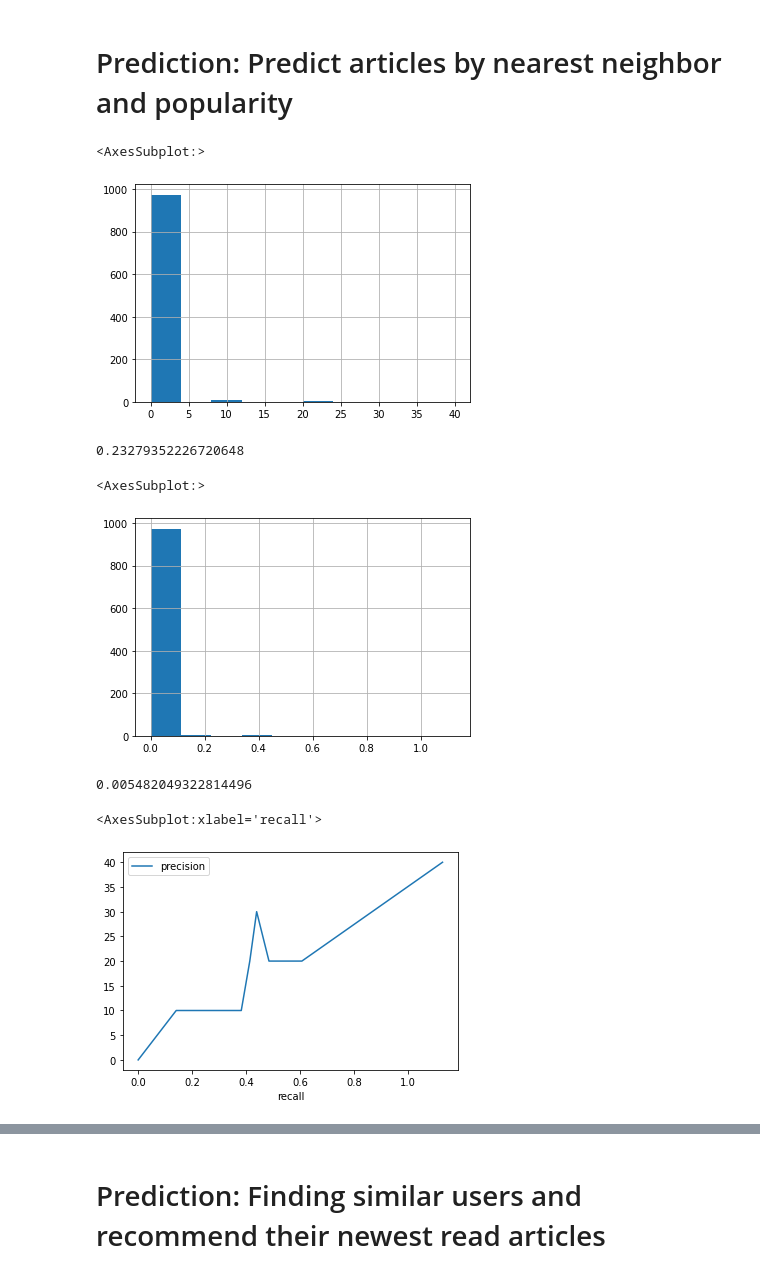
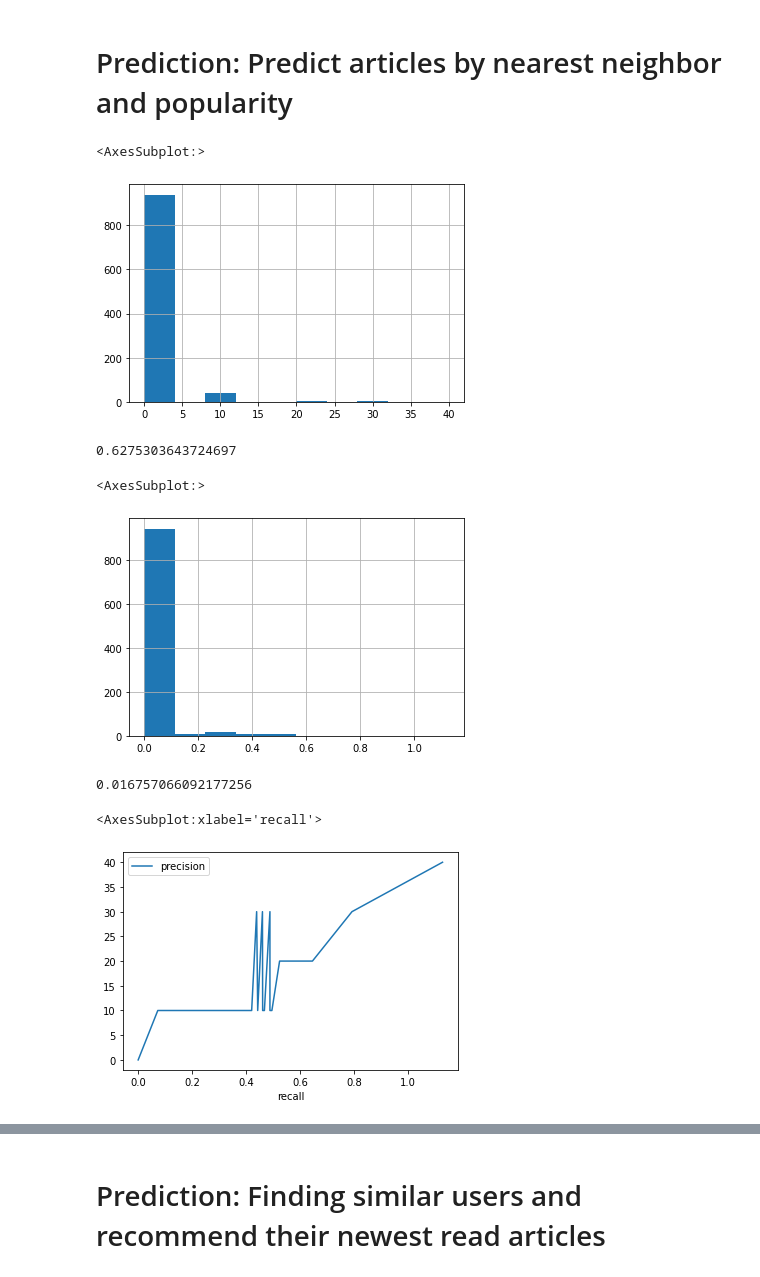
Before and after one commit to jonev/recommender-systems, a Jupyter notebook: graph_based_db.ipynb, the cells around one changed output, grey strips where cells are left out. Drawn from its saved outputs; the diff is of its cells as text; code cells hidden in the pictures.

```diff
--- a/graph_based_db.ipynb
+++ b/graph_based_db.ipynb
@@ -86,33 +86,33 @@ start_time = time.time()
 logging.info(f"Prediction took: {((time.time() - start_time)/60.0)} minutes, or hours: {((time.time() - start_time)/3600.0)}")
 # %%
 # Evaluating: 10 predictions per user, for all users, on popularity
-predictions_popularity = pd.read_feather("predictions_popularity_all_users.feather")
+predictions_popularity = pd.read_feather("predictions_popularity_all_users_v3.feather")
 precision_popularity = precision_per_user(predictions_popularity, df_test)
 precision_popularity.hist()
 # %% [output]
 <AxesSubplot:>
-[figure, old version]
+[figure, new version]
 # %%
 precision_popularity.mean()
 # %% [output]
-0.23279352226720648
+0.6275303643724697
 # %%
 recall_popularity = recall_per_user(predictions_popularity, df_test)
 recall_popularity.hist()
 # %% [output]
 <AxesSubplot:>
-[figure, old version]
+[figure, new version]
 # %%
 recall_popularity.mean()
 # %% [output]
-0.005482049322814496
+0.016757066092177256
 # %%
 recall_precision_plot_popularity = pd.concat([precision_popularity, recall_popularity], keys=["precision", "recall"], axis=1)
 recall_precision_plot_popularity = recall_precision_plot_popularity.sort_values(["recall"])
 recall_precision_plot_popularity.plot.line(x="recall", y="precision")
 # %% [output]
 <AxesSubplot:xlabel='recall'>
-[figure, old version]
+[figure, new version]
 # %%
 f1_popularity = f1_per_user(predictions_popularity, df_test)
 f1_popularity.hist()
```
Also changed, not shown: parts of 11 cells of this notebook, 3 other files.
